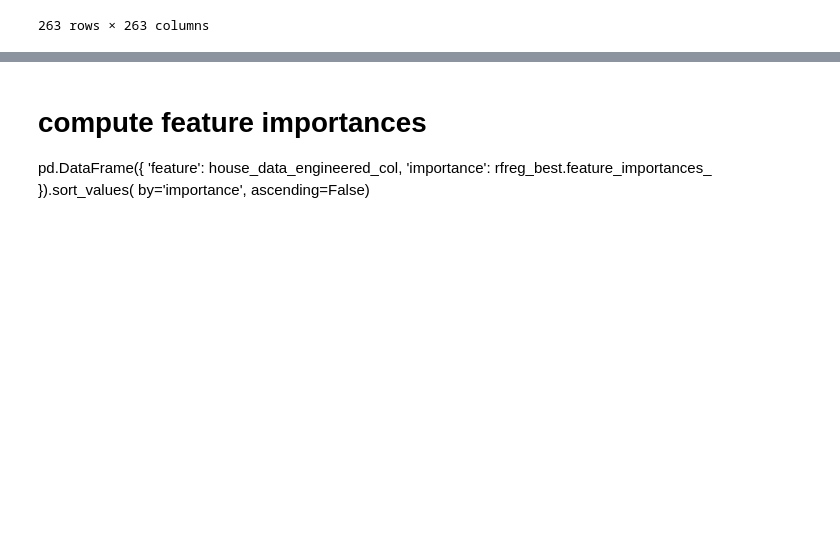
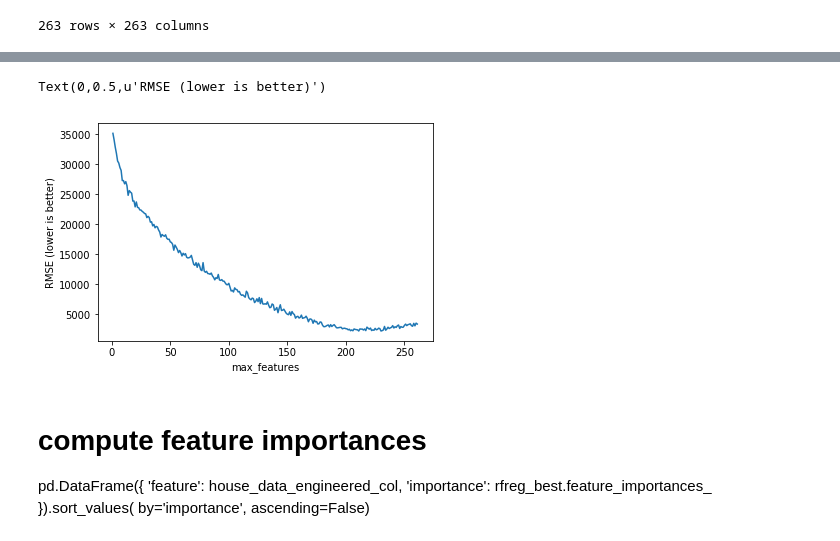
Before and after one commit to briggsy102/lol_project_home_pricing, a Jupyter notebook: home_pricing_model.ipynb, the cells around one changed output, grey strips where cells are left out. Saved outputs shown, nothing was run; the diff lists cells and outputs as text; code cells hidden in the pictures; blank space fills up the shorter version.

```diff
--- a/home_pricing_model.ipynb
+++ b/home_pricing_model.ipynb
@@ -869,0 +917,22 @@ print("Best RMSE:", rmse)
+# %%
+# list of values to try for max_features
+feature_range = range(1, len(house_data_engineered_col)+1)
+
+# list to store the average RMSE for each value of max_features
+RMSE_scores = []
+
+for feature in feature_range:
+    rfreg = RandomForestRegressor(n_estimators=220, bootstrap=True,
+                                  oob_score=True, max_features=feature, random_state=1234)
+    rfreg.fit(X_train_pca,y_train)
+    preds = rfreg.predict(X_test_pca)
+    rmse = np.sqrt(mean_squared_error(y_test,preds))
+    RMSE_scores.append(rmse)
+# %%
+# plot n_estimators (x-axis) versus RMSE (y-axis)
+sns.mpl.pyplot.plot(feature_range, RMSE_scores)
+sns.mpl.pyplot.xlabel('max_features')
+sns.mpl.pyplot.ylabel('RMSE (lower is better)')
+# %% [output]
+Text(0,0.5,u'RMSE (lower is better)')
+[figure, added]
```
Also changed, not shown: parts of 17 cells of this notebook.
